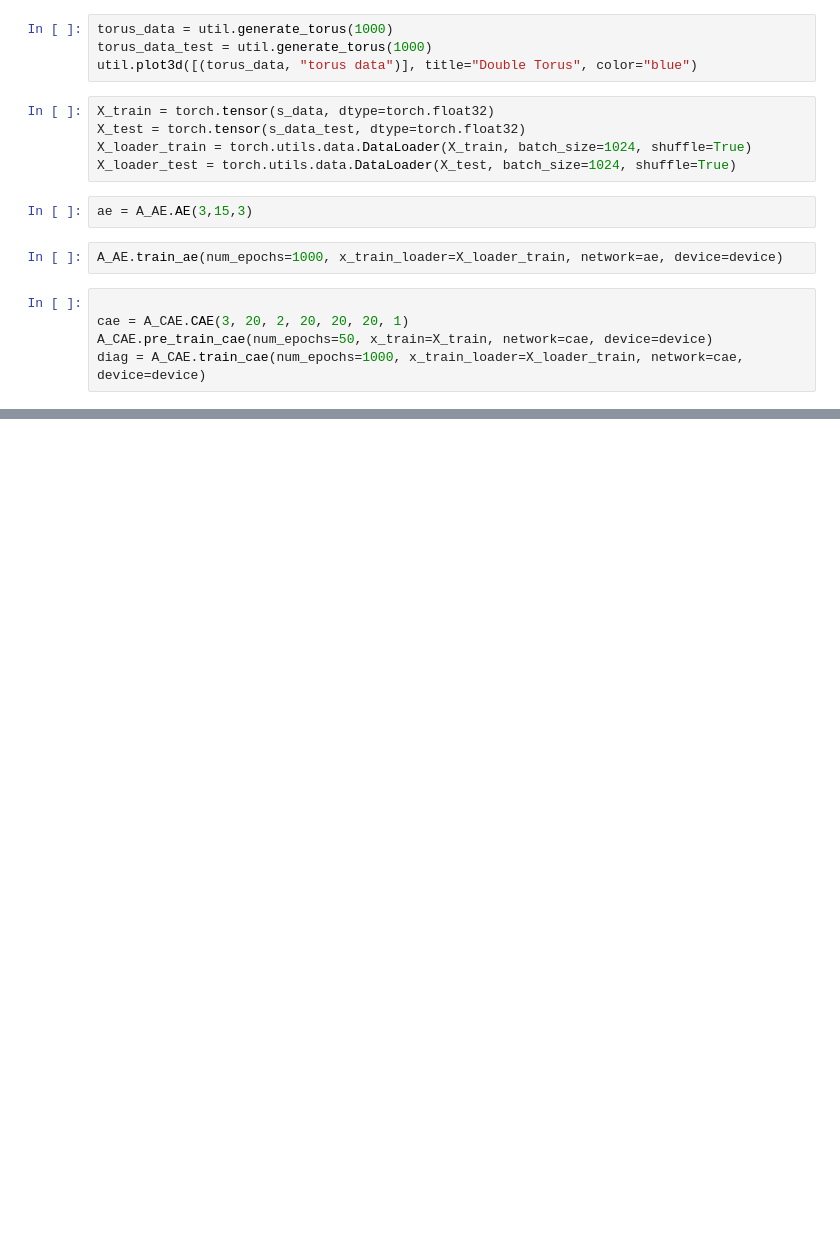
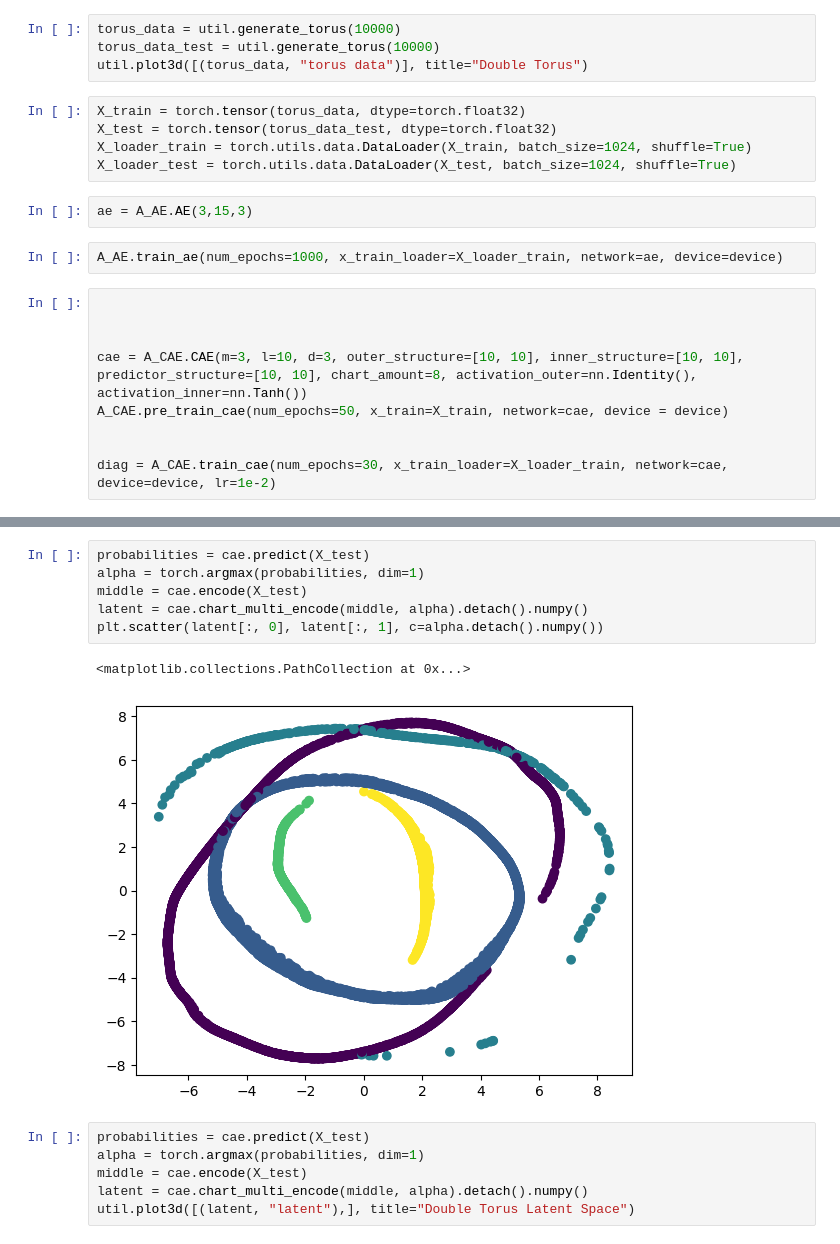
Before and after one commit to kenn50/Geometric-Deep-Learning, a Jupyter notebook: experiments/DOUBLE_TORUS.ipynb, the cells around one changed output, grey strips where cells are left out. Drawn from its saved outputs; the diff is of its cells as text; blank space fills up the shorter version.

```diff
--- a/experiments/DOUBLE_TORUS.ipynb
+++ b/experiments/DOUBLE_TORUS.ipynb
@@ -19,12 +19,12 @@ s_data, _ = make_s_curve(n_samples=1000, noise=0.05, random_state=0)
 s_data_test, _ = make_s_curve(n_samples=1000, noise=0.05, random_state=1)
 util.plot3d([(s_data, "S-Curve Dataset")], title="Double Torus")
 # %%
-torus_data = util.generate_torus(1000)
-torus_data_test = util.generate_torus(1000)
-util.plot3d([(torus_data, "torus data")], title="Double Torus", color="blue")
+torus_data = util.generate_torus(10000)
+torus_data_test = util.generate_torus(10000)
+util.plot3d([(torus_data, "torus data")], title="Double Torus")
 # %%
-X_train = torch.tensor(s_data, dtype=torch.float32)
-X_test = torch.tensor(s_data_test, dtype=torch.float32)
+X_train = torch.tensor(torus_data, dtype=torch.float32)
+X_test = torch.tensor(torus_data_test, dtype=torch.float32)
 X_loader_train = torch.utils.data.DataLoader(X_train, batch_size=1024, shuffle=True)
 X_loader_test = torch.utils.data.DataLoader(X_test, batch_size=1024, shuffle=True)
 # %%
@@ -33,9 +33,13 @@ ae = A_AE.AE(3,15,3)
 A_AE.train_ae(num_epochs=1000, x_train_loader=X_loader_train, network=ae, device=device)
 # %%
 
-cae = A_CAE.CAE(3, 20, 2, 20, 20, 20, 1)
-A_CAE.pre_train_cae(num_epochs=50, x_train=X_train, network=cae, device=device)
-diag = A_CAE.train_cae(num_epochs=1000, x_train_loader=X_loader_train, network=cae, device=device)
+
+
+cae = A_CAE.CAE(m=3, l=10, d=3, outer_structure=[10, 10], inner_structure=[10, 10], predictor_structure=[10, 10], chart_amount=8, activation_outer=nn.Identity(), activation_inner=nn.Tanh())
+A_CAE.pre_train_cae(num_epochs=50, x_train=X_train, network=cae, device = device)
+
+
+diag = A_CAE.train_cae(num_epochs=30, x_train_loader=X_loader_train, network=cae, device=device, lr=1e-2)
 # %%
 
 def reconstruct(model_name, data):
@@ -63,0 +68,15 @@ util.plot3d([(torus_data, "torus data"), (reps, "cluster centers")], title="Doub
+# %%
+probabilities = cae.predict(X_test)
+alpha = torch.argmax(probabilities, dim=1)
+middle = cae.encode(X_test)
+latent = cae.chart_multi_encode(middle, alpha).detach().numpy()
+plt.scatter(latent[:, 0], latent[:, 1], c=alpha.detach().numpy())
+# %% [output]
+<matplotlib.collections.PathCollection at 0x...>
+[figure, added]
+# %%
+probabilities = cae.predict(X_test)
+alpha = torch.argmax(probabilities, dim=1)
+middle = cae.encode(X_test)
+latent = cae.chart_multi_encode(middle, alpha).detach().numpy()
+util.plot3d([(latent, "latent"),], title="Double Torus Latent Space")
```
Also changed, not shown: parts of 4 cells of this notebook, 4 other files.
